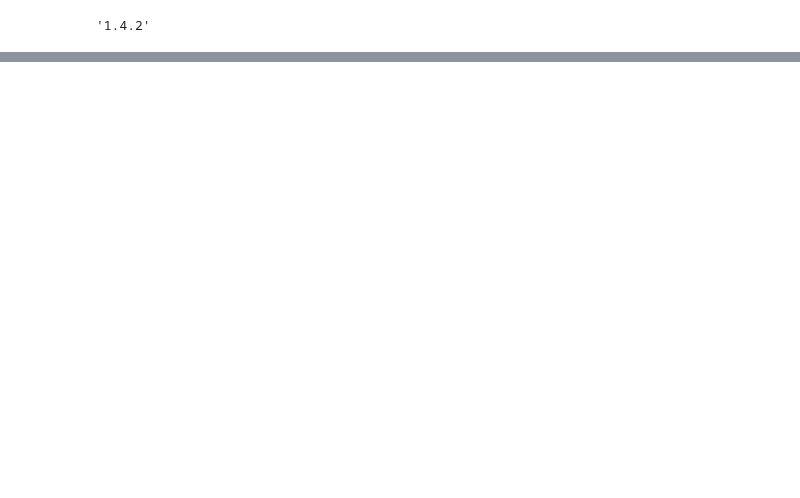
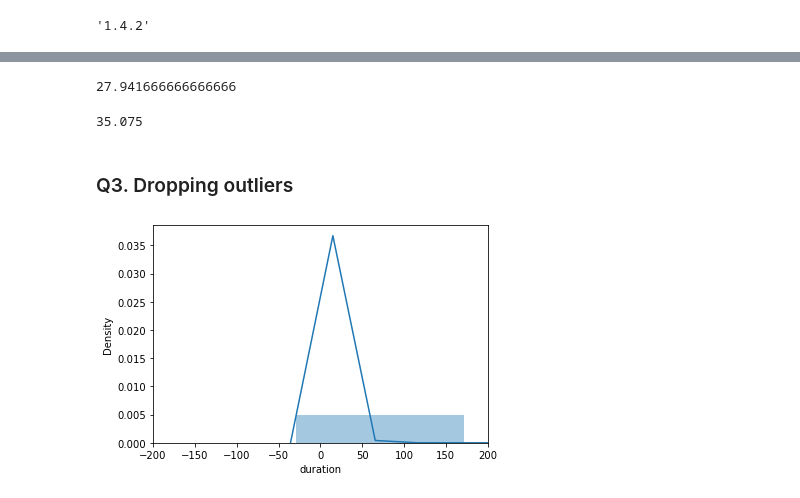
Before and after one commit to swathihg/ML-OPS-2025, a Jupyter notebook: 01-intro/homework.ipynb, the cells around one changed output, grey strips where cells are left out. Saved outputs shown, nothing was run; the diff lists cells and outputs as text; code cells hidden in the pictures; blank space fills up the shorter version.

```diff
--- a/01-intro/homework.ipynb
+++ b/01-intro/homework.ipynb
@@ -37,0 +25,2 @@ sklearn.__version__
+# %%
+df_jan = pd.read_parquet('https://d37ci6vzurychx.cloudfront.net/trip-data/yellow_tripdata_2023-01.parquet')
@@ -37,0 +86,4 @@ sklearn.__version__
+# %%
+df_jan['duration']= df_jan['tpep_dropoff_datetime']-df_jan['tpep_pickup_datetime']
+# %%
+df_jan['duration'] = df_jan['duration'].apply(lambda td: td.total_seconds()/60)
@@ -37,0 +122,14 @@ sklearn.__version__
+# %%
+df_jan['duration'].quantile(0.90)
+# %% [output]
+27.941666666666666
+# %%
+Q1 = df_jan['duration'].quantile(0.25)
+Q3 = df_jan['duration'].quantile(0.75)
+IQR = Q3 - Q1
+
+Q3 + 1.5 * IQR
+# %% [output]
+35.075
+# %% [markdown]
+### Q3. Dropping outliers
@@ -37,0 +139,6 @@ sklearn.__version__
+# %%
+sns.distplot(df_jan['duration'])
+plt.xlim(-200,200)
+plt.show()
+# %% [output]
+[figure, added]
```
Also changed, not shown: parts of 43 cells of this notebook.
